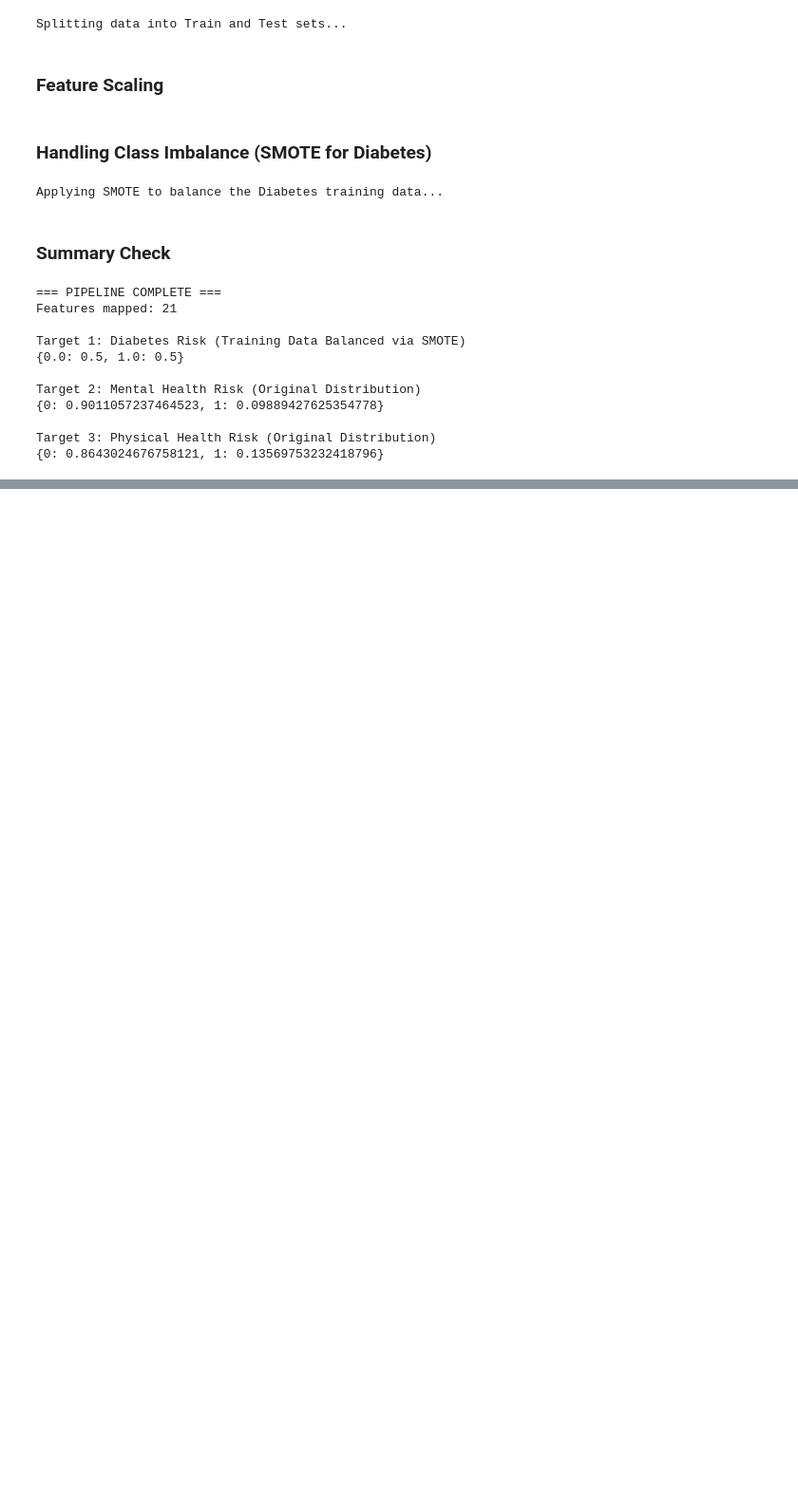
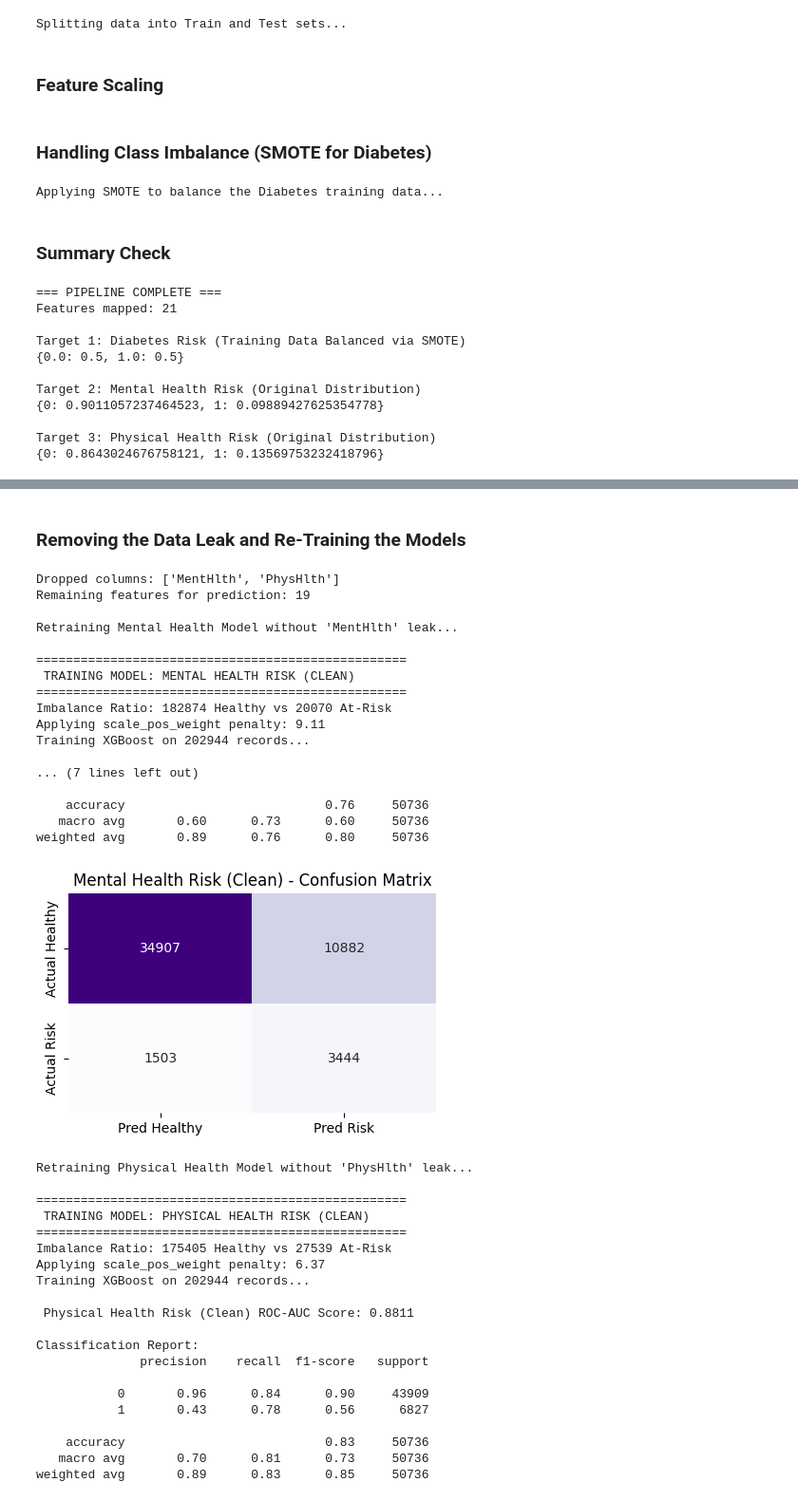
Before and after one commit to avinps/ai-health-coach, a Jupyter notebook: notebooks/diabetes-menhlthl-phyhlth_preprocessing.ipynb, the cells around one changed output, grey strips where cells are left out. Shown at 95% size. Cells and saved outputs as stored; diff of their text form; code cells hidden in the pictures; blank space fills up the shorter version.

```diff
--- a/notebooks/diabetes-menhlthl-phyhlth_preprocessing.ipynb
+++ b/notebooks/diabetes-menhlthl-phyhlth_preprocessing.ipynb
@@ -108,0 +256,63 @@ Target 3: Physical Health Risk (Original Distribution)
+# %% [markdown]
+### Removing the Data Leak and Re-Training the Models
+# %%
+# 1. Identify the leaky columns
+cdc_leaks = ['MentHlth', 'PhysHlth']
+
+# 2. Safely drop them from both the Train and Test arrays
+X_train_clean = X_train.drop(columns=[col for col in cdc_leaks if col in X_train.columns])
+X_test_clean = X_test.drop(columns=[col for col in cdc_leaks if col in X_test.columns])
+
+print(f"Dropped columns: {cdc_leaks}")
+print(f"Remaining features for prediction: {len(X_train_clean.columns)}\n")
+
+# 3. Retrain Mental Health Model on CLEAN data
+print("Retraining Mental Health Model without 'MentHlth' leak...")
+mental_model_clean = train_and_evaluate_imbalanced(
+    X_train_clean, y_train_mental, X_test_clean, y_test_mental, "Mental Health Risk (Clean)"
+)
+
+# 4. Retrain Physical Health Model on CLEAN data
+print("Retraining Physical Health Model without 'PhysHlth' leak...")
+physical_model_clean = train_and_evaluate_imbalanced(
+    X_train_clean, y_train_physical, X_test_clean, y_test_physical, "Physical Health Risk (Clean)"
+)
+# %% [output]
+Dropped columns: ['MentHlth', 'PhysHlth']
+Remaining features for prediction: 19
+
+Retraining Mental Health Model without 'MentHlth' leak...
+
+==================================================
+ TRAINING MODEL: MENTAL HEALTH RISK (CLEAN)
+==================================================
+Imbalance Ratio: 182874 Healthy vs 20070 At-Risk
+Applying scale_pos_weight penalty: 9.11
+Training XGBoost on 202944 records...
+
+... (7 lines left out)
+
+    accuracy                           0.76     50736
+   macro avg       0.60      0.73      0.60     50736
+weighted avg       0.89      0.76      0.80     50736
+[figure, added]
+Retraining Physical Health Model without 'PhysHlth' leak...
+
+==================================================
+ TRAINING MODEL: PHYSICAL HEALTH RISK (CLEAN)
+==================================================
+Imbalance Ratio: 175405 Healthy vs 27539 At-Risk
+Applying scale_pos_weight penalty: 6.37
+Training XGBoost on 202944 records...
+
+ Physical Health Risk (Clean) ROC-AUC Score: 0.8811
+
+Classification Report:
+              precision    recall  f1-score   support
+
+           0       0.96      0.84      0.90     43909
+           1       0.43      0.78      0.56      6827
+
+    accuracy                           0.83     50736
+   macro avg       0.70      0.81      0.73     50736
+weighted avg       0.89      0.83      0.85     50736
```
Also changed, not shown: parts of 13 cells of this notebook, 13 other files.
